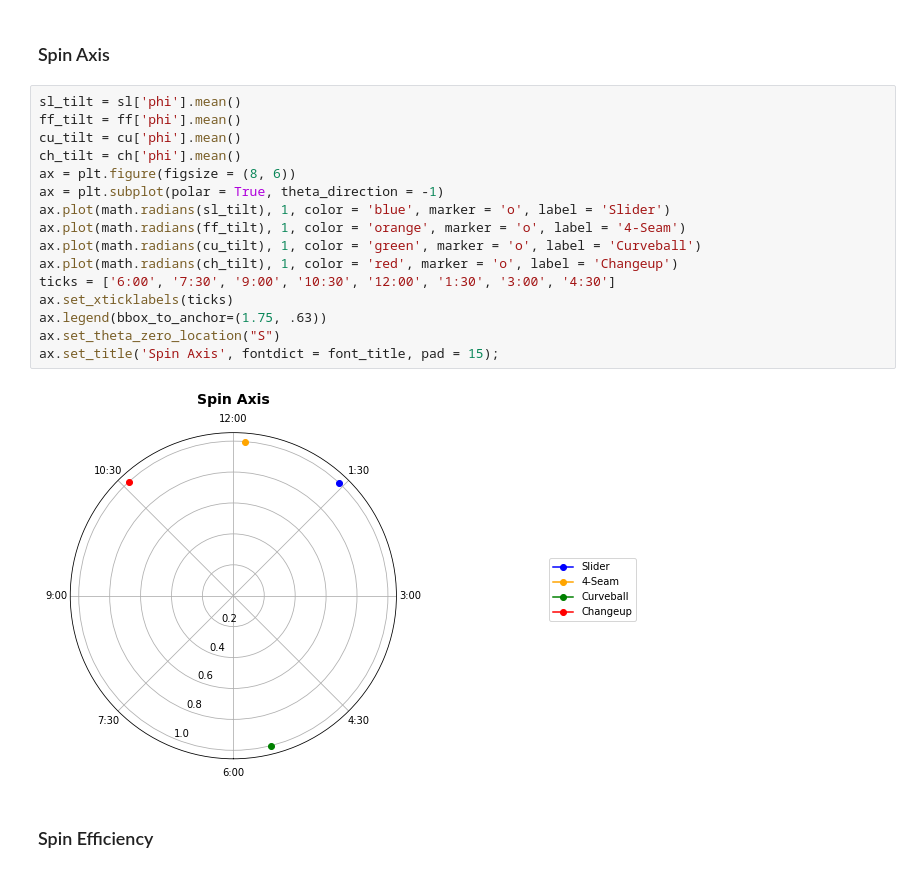
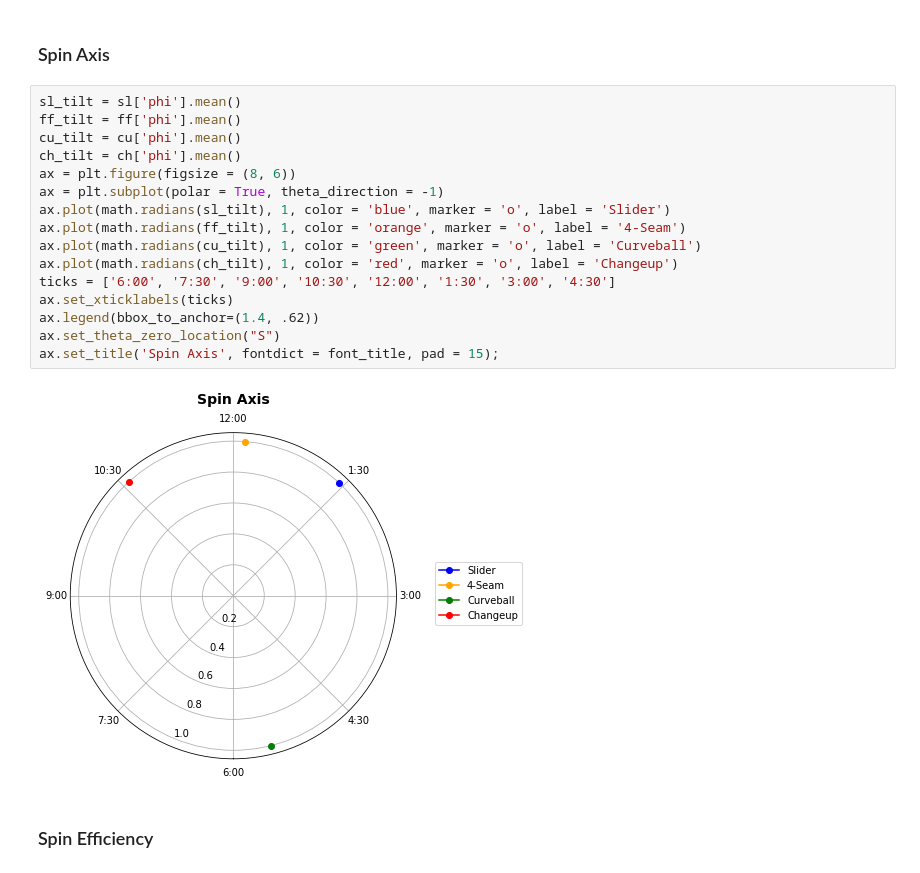
Before and after one commit to anthonyzurke/player-analysis, a Jupyter notebook: pitchers/kershaw-scoutingreport.ipynb, the cells around one changed output. Saved outputs shown, nothing was run; the diff lists cells and outputs as text.

```diff
--- a/pitchers/kershaw-scoutingreport.ipynb
+++ b/pitchers/kershaw-scoutingreport.ipynb
@@ -195,21 +189,21 @@ plt.title('Velo vs Spin Rate - By Pitch Type', fontdict = font_title, pad = 15);
 # %%
 sl_tilt = sl['phi'].mean()
 ff_tilt = ff['phi'].mean()
 cu_tilt = cu['phi'].mean()
 ch_tilt = ch['phi'].mean()
 ax = plt.figure(figsize = (8, 6))
 ax = plt.subplot(polar = True, theta_direction = -1)
 ax.plot(math.radians(sl_tilt), 1, color = 'blue', marker = 'o', label = 'Slider')
 ax.plot(math.radians(ff_tilt), 1, color = 'orange', marker = 'o', label = '4-Seam')
 ax.plot(math.radians(cu_tilt), 1, color = 'green', marker = 'o', label = 'Curveball')
 ax.plot(math.radians(ch_tilt), 1, color = 'red', marker = 'o', label = 'Changeup')
 ticks = ['6:00', '7:30', '9:00', '10:30', '12:00', '1:30', '3:00', '4:30']
 ax.set_xticklabels(ticks)
-ax.legend(bbox_to_anchor=(1.75, .63))
+ax.legend(bbox_to_anchor=(1.4, .62))
 ax.set_theta_zero_location("S")
 ax.set_title('Spin Axis', fontdict = font_title, pad = 15);
 # %% [output]
-[figure, old version]
+[figure, new version]
 # %% [markdown]
 ### Spin Efficiency
 # %%
```
Also changed, not shown: parts of 11 cells of this notebook.
